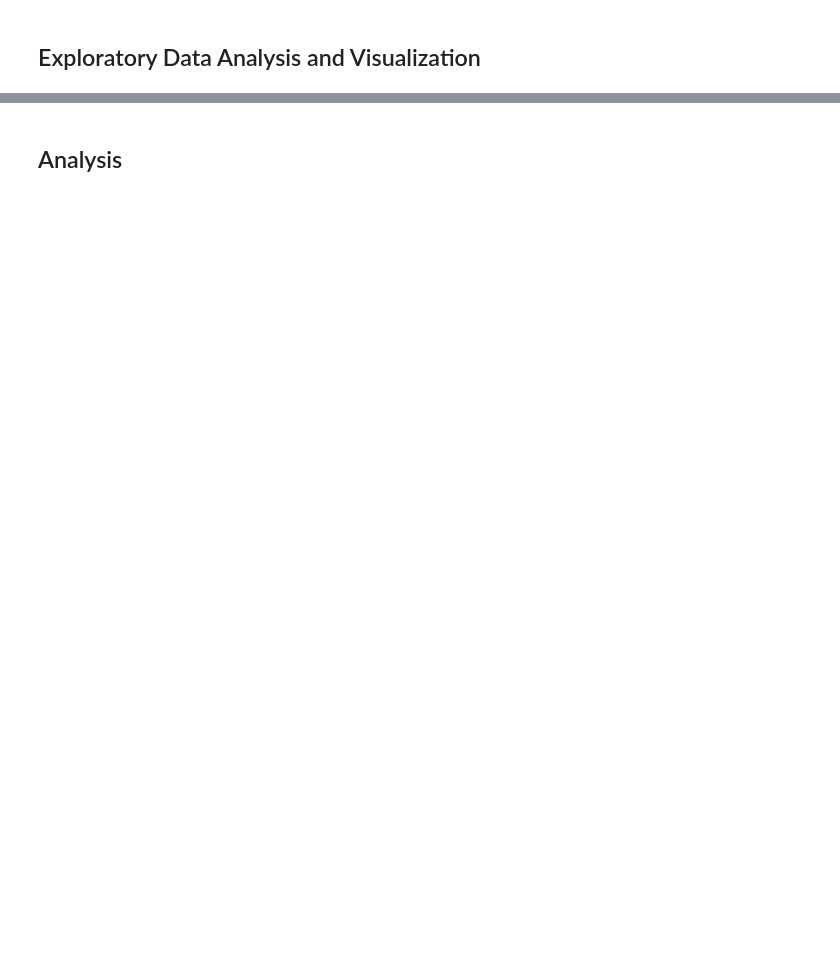
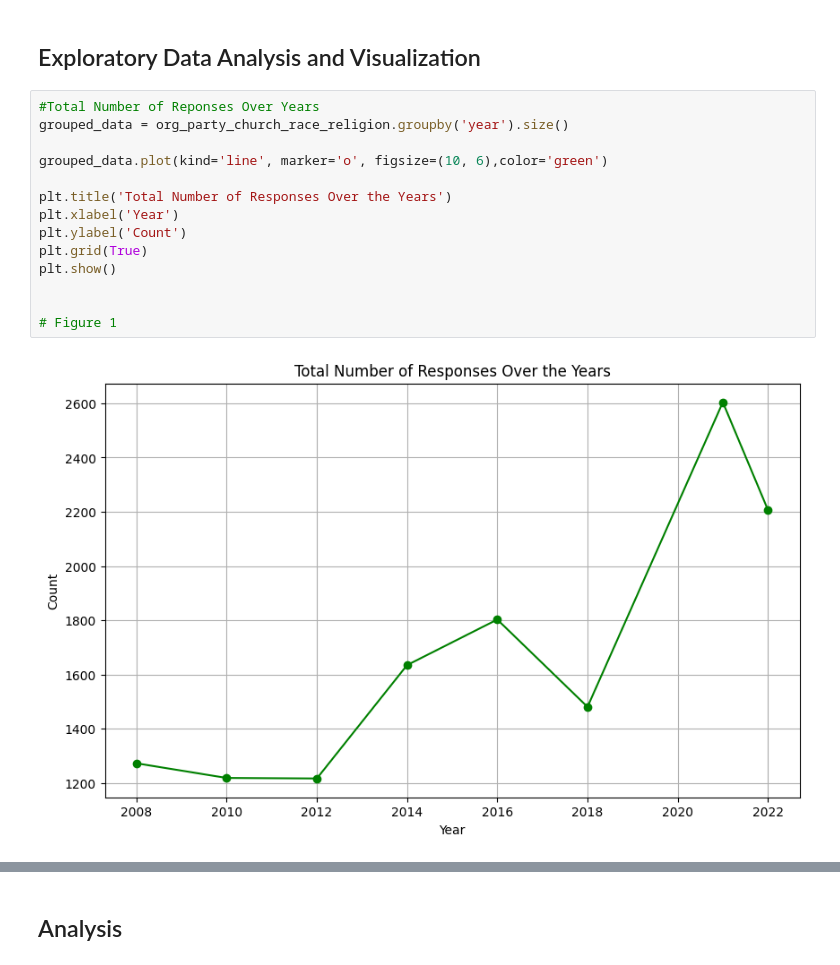
Before and after one commit to manaswinit26/group19, a Jupyter notebook: lab1 (1).ipynb, the cells around one changed output, grey strips where cells are left out. Cells and saved outputs as stored; diff of their text form; blank space fills up the shorter version.

```diff
--- a/lab1 (1).ipynb
+++ b/lab1 (1).ipynb
@@ -267,3 +272,19 @@ print(proportions_by_party_response, '\n')
 [144 rows x 5 columns]
 # %% [markdown]
 ## Exploratory Data Analysis and Visualization
+# %%
+#Total Number of Reponses Over Years
+grouped_data = org_party_church_race_religion.groupby('year').size()
+
+grouped_data.plot(kind='line', marker='o', figsize=(10, 6),color='green')
+
+plt.title('Total Number of Responses Over the Years')
+plt.xlabel('Year')
+plt.ylabel('Count')
+plt.grid(True)
+plt.show()
+
+
+# Figure 1
+# %% [output]
+[figure, added]
```
Also changed, not shown: parts of 33 cells of this notebook.
